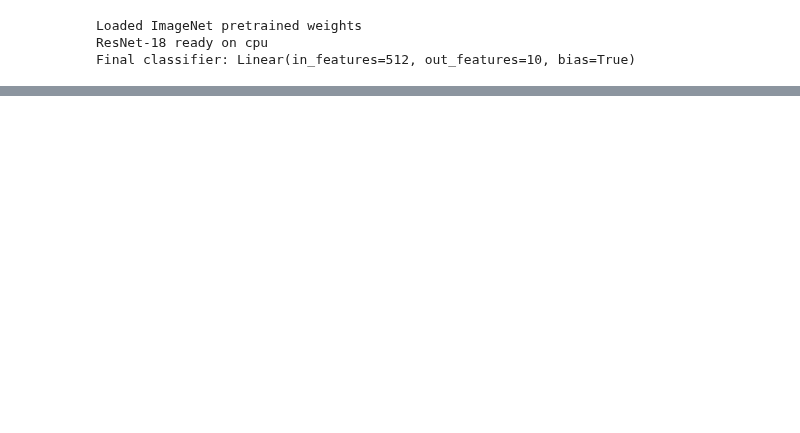
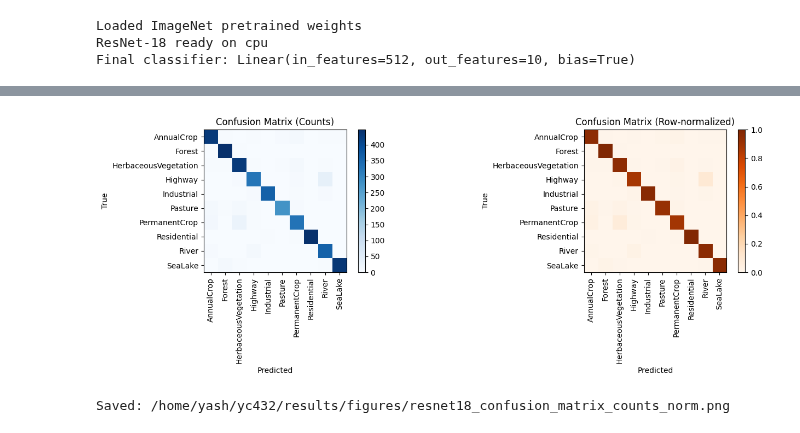
Before and after one commit to yash1-coder/dissertation, a Jupyter notebook: CNN.ipynb, the cells around one changed output, grey strips where cells are left out. Saved outputs shown, nothing was run; the diff lists cells and outputs as text; code cells hidden in the pictures; blank space fills up the shorter version.

```diff
--- a/CNN.ipynb
+++ b/CNN.ipynb
@@ -822,0 +1286,61 @@ val_loader ready:   64 batches
+# %%
+import json
+import numpy as np
+import pandas as pd
+import matplotlib.pyplot as plt
+from pathlib import Path
+
+if "PROJECT_ROOT" not in globals():
+    PROJECT_ROOT = Path("/home/yash/yc432")
+
+pred_path = PROJECT_ROOT / "results" / "metrics" / "resnet18_test_predictions.csv"
+map_path = PROJECT_ROOT / "data" / "splits" / "class_mapping.json"
+
+df = pd.read_csv(pred_path)
+
+with open(map_path, "r") as f:
+    cm = json.load(f)
+
+# robust idx->name mapping
+if all(str(k).isdigit() for k in cm.keys()):
+    idx_to_name = {int(k): v for k, v in cm.items()}
+elif all(isinstance(v, int) for v in cm.values()):
+    idx_to_name = {v: k for k, v in cm.items()}
+elif "idx_to_class" in cm:
+    idx_to_name = {int(k): v for k, v in cm["idx_to_class"].items()}
+else:
+    idx_to_name = {i: str(i) for i in sorted(df["y_true"].unique())}
+
+classes = sorted(idx_to_name.keys())
+labels = [idx_to_name[i] for i in classes]
+
+cm_counts = pd.crosstab(df["y_true"], df["y_pred"]).reindex(index=classes, columns=classes, fill_value=0)
+cm_norm = cm_counts.div(cm_counts.sum(axis=1).replace(0, 1), axis=0)
+
+fig, axes = plt.subplots(1, 2, figsize=(14, 5))
+
+im0 = axes[0].imshow(cm_counts.values, cmap="Blues")
+axes[0].set_title("Confusion Matrix (Counts)")
+axes[0].set_xticks(range(len(labels))); axes[0].set_xticklabels(labels, rotation=90)
+axes[0].set_yticks(range(len(labels))); axes[0].set_yticklabels(labels)
+axes[0].set_xlabel("Predicted"); axes[0].set_ylabel("True")
+fig.colorbar(im0, ax=axes[0], fraction=0.046, pad=0.04)
+
+im1 = axes[1].imshow(cm_norm.values, cmap="Oranges", vmin=0, vmax=1)
+axes[1].set_title("Confusion Matrix (Row-normalized)")
+axes[1].set_xticks(range(len(labels))); axes[1].set_xticklabels(labels, rotation=90)
+axes[1].set_yticks(range(len(labels))); axes[1].set_yticklabels(labels)
+axes[1].set_xlabel("Predicted"); axes[1].set_ylabel("True")
+fig.colorbar(im1, ax=axes[1], fraction=0.046, pad=0.04)
+
+plt.tight_layout()
+plt.show()
+
+# save figure
+save_path = PROJECT_ROOT / "results" / "figures" / "resnet18_confusion_matrix_counts_norm.png"
+save_path.parent.mkdir(parents=True, exist_ok=True)
+fig.savefig(save_path, dpi=200, bbox_inches="tight")
+print(f"Saved: {save_path}")
+# %% [output]
+[figure, added]
+Saved: /home/yash/yc432/results/figures/resnet18_confusion_matrix_counts_norm.png
```
Also changed, not shown: parts of 17 cells of this notebook, 46 other files.
